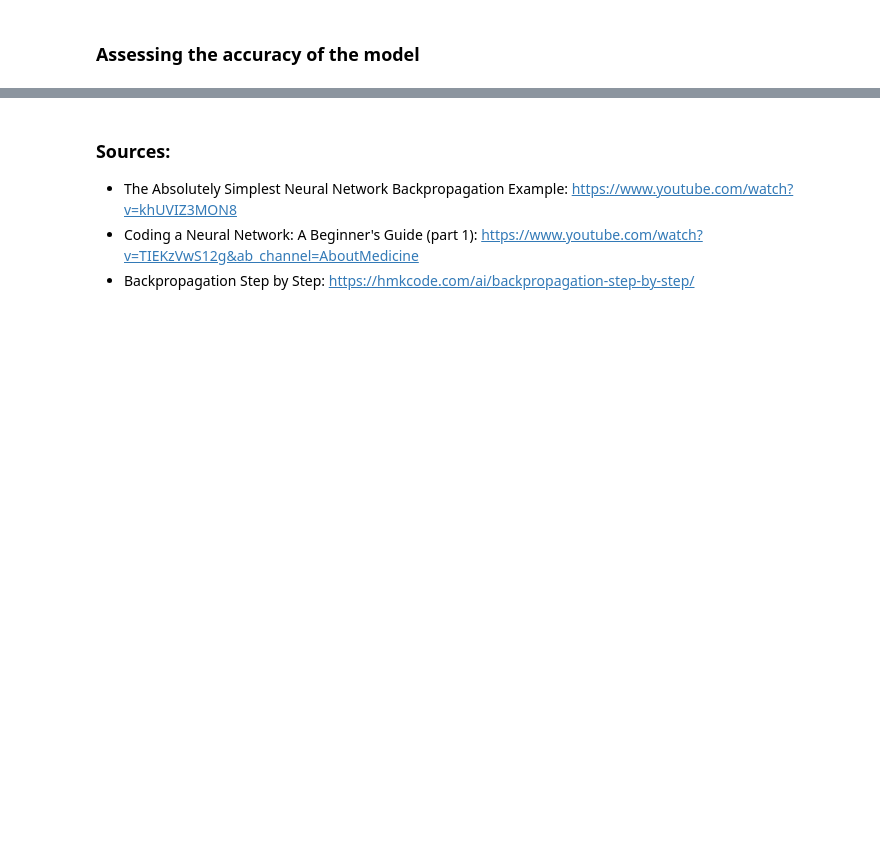
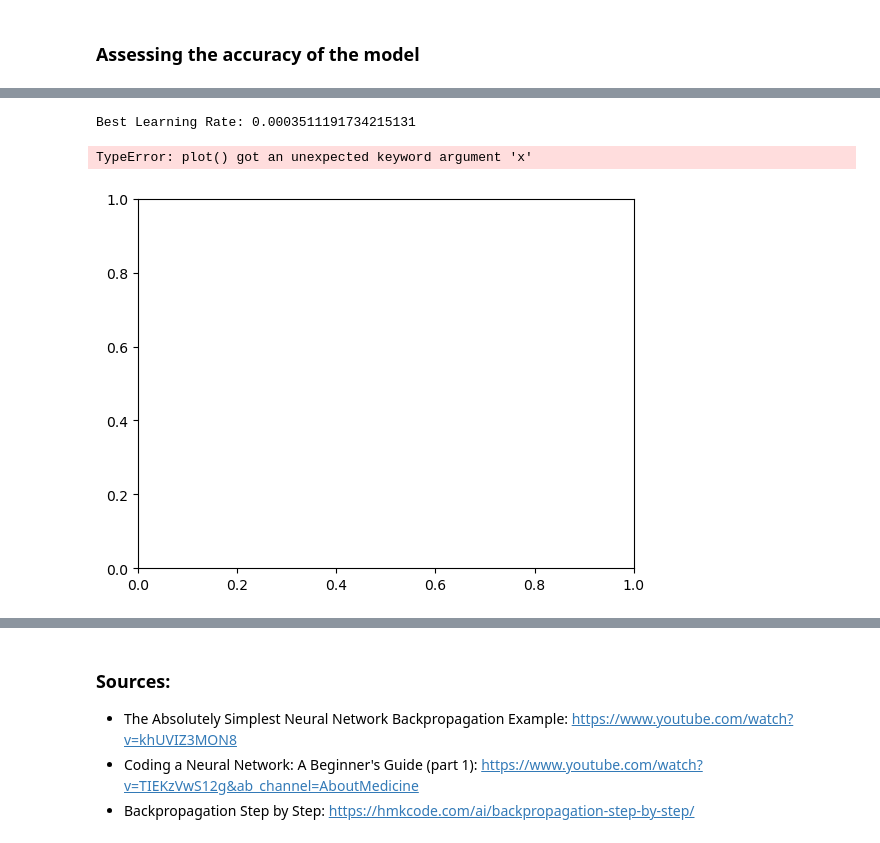
Before and after one commit to SamuelkohP04/Simple-Deep-Learning-NN, a Jupyter notebook: simple deep learning neural network.ipynb, the cells around one changed output, grey strips where cells are left out. Drawn from its saved outputs; the diff is of its cells as text; code cells hidden in the pictures; blank space fills up the shorter version.

Commit message:
Added a random search code to test out iteratively the best learning rate for the model.

```diff
--- a/simple deep learning neural network.ipynb
+++ b/simple deep learning neural network.ipynb
@@ -315,3 +316,56 @@ Removes all negative values, replace them with 0
+# %%
+# Define the search space for learning rates
+learning_rate_range = np.logspace(-4, -1, num=100)  # Example range from 0.0001 to 0.1
+
+# Number of random iterations
+num_iterations = 1000
+
+best_learning_rate = None
+best_performance = float('-inf')  # Initialize with negative infinity or another suitable value
+performance_arr = []
+
+for _ in range(num_iterations):
+    # Randomly sample a learning rate from the search space
+    learning_rate = np.random.choice(learning_rate_range)
+
+    h_values = x.dot(w1)
+    h_relu = np.maximum(h_values, 0)
+    y_pred = h_relu.dot(w2)
+
+    loss = np.square(y_pred-y).sum()
+    loss_array = np.append(loss_array, loss)
+    indices = np.append(indices, i)
+    grad_pred = 2 * (y_pred - y)
+
+    grad_w2 = h_relu.T.dot(grad_pred)
+    grad_h_relu = grad_pred.dot(w2.T)
+
+    grad_h_values = grad_h_relu.copy()
+    grad_h_values[h_values < 0] = 0
+
+    grad_w1 = x.T.dot(grad_h_values)
+
+    w1 = w1 - grad_w1 * learning_rate
+    w2 = w2 - grad_w2 * learning_rate
+
+    # Evaluate the model's performance (e.g., validation accuracy or loss)
+    # (This part also depends on your specific setup)
+    performance = calculate_accuracy(y, y_pred)
+    performance_arr.append(performance)
+
+    # Keep track of the best learning rate and performance
+    if performance > best_performance:
+        best_learning_rate = learning_rate
+        best_performance = performance
+
+print("Best Learning Rate:", best_learning_rate)
+# %% [output]
+Best Learning Rate: 0.0003511191734215131
+# %%
+plt.plot(x=performance_arr, y=performance_arr.index)
+# %% [output]
+TypeError: plot() got an unexpected keyword argument 'x'
+[figure, added]
 # %%
 import matplotlib.pyplot as plt
 from mpl_toolkits.mplot3d import Axes3D
```
Also changed, not shown: parts of 48 cells of this notebook.
